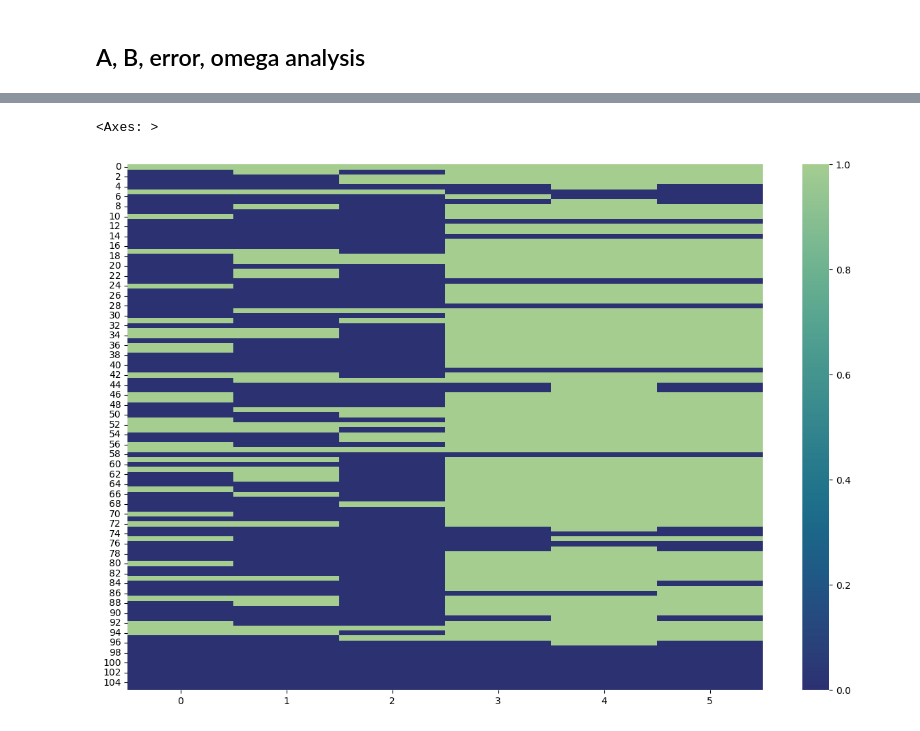
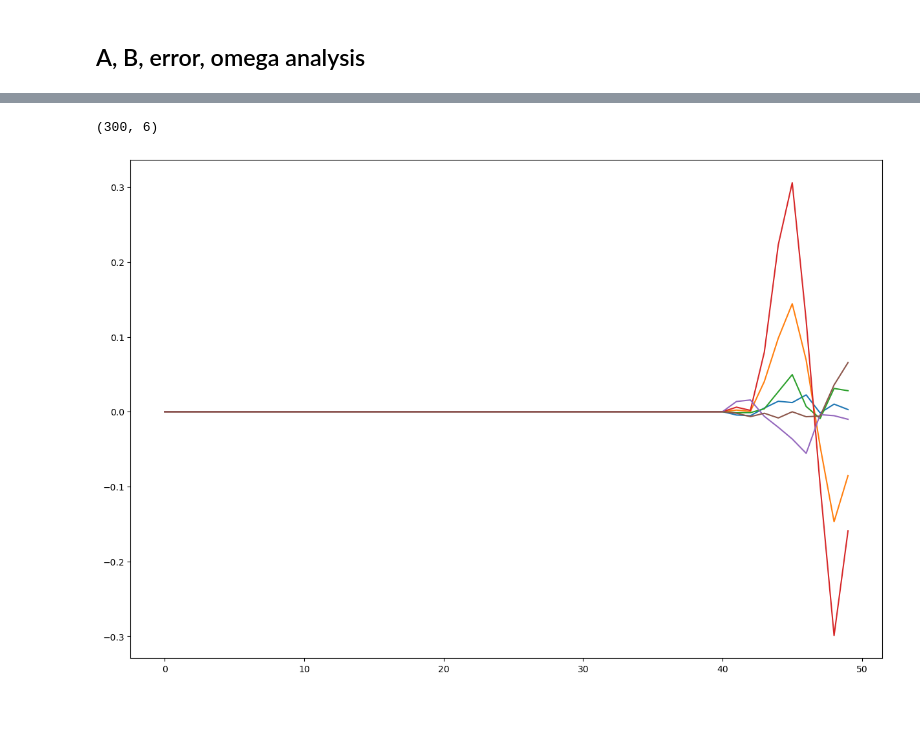
Before and after one commit to chris-polymetrix/ReconstructionAnalysis, a Jupyter notebook: debugging_rust_pgo.ipynb, the cells around one changed output, grey strips where cells are left out. Drawn from its saved outputs; the diff is of its cells as text; code cells hidden in the pictures.

```diff
--- a/debugging_rust_pgo.ipynb
+++ b/debugging_rust_pgo.ipynb
@@ -72,8 +77,9 @@ translation, rotation
-# %%
-sns.heatmap(errors.squeeze() == 0, cmap="crest_r")
-# %% [output]
-<Axes: >
-[figure, removed]
+# %%
+plt.plot(errors.squeeze()[250:])
+errors.shape
+# %% [output]
+(300, 6)
+[figure, added]
 # %%
 path = r"C:\Users\chris\Documents\Work\Polymetrix\Rust\CruxTest\pose_graph\examples\output\b.json"
 
```
Also changed, not shown: parts of 18 cells of this notebook, 1 other file.
